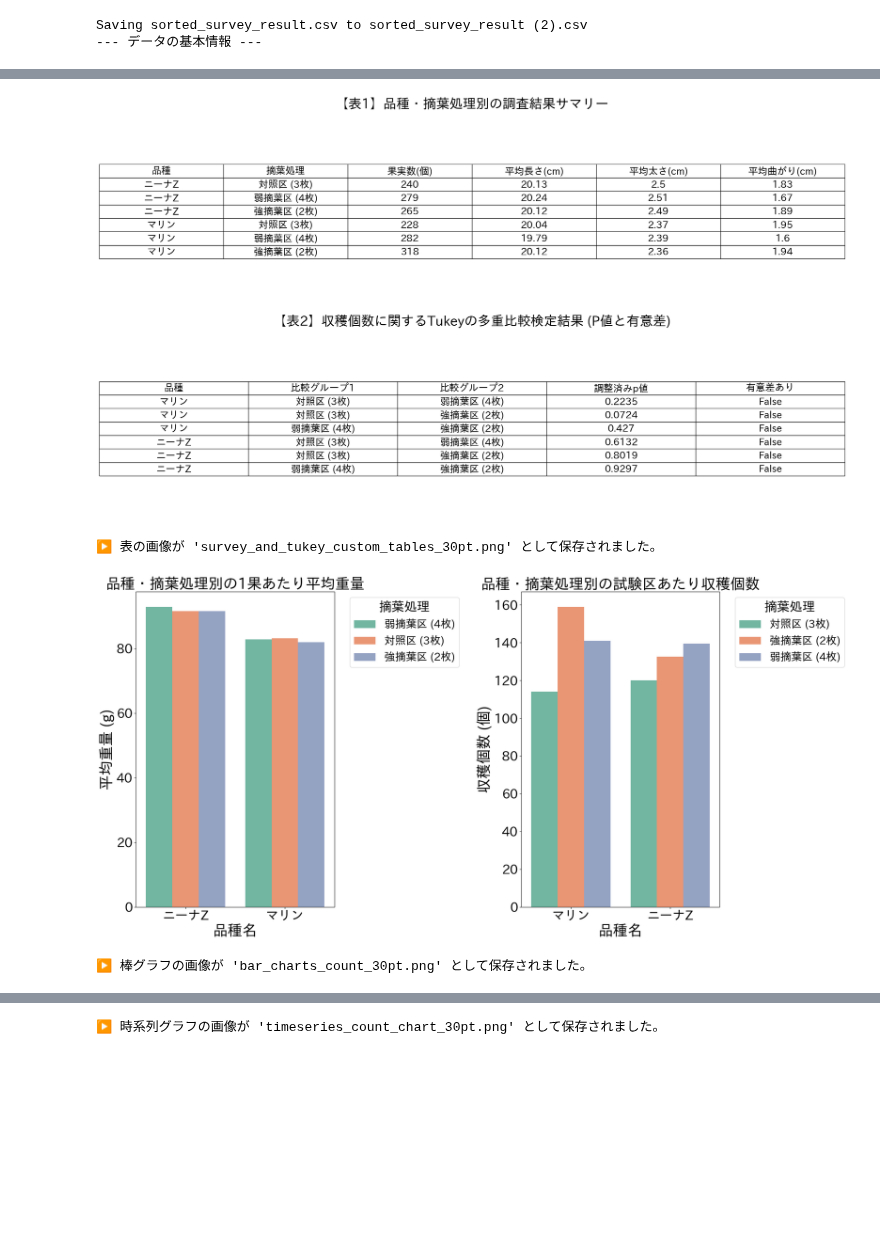
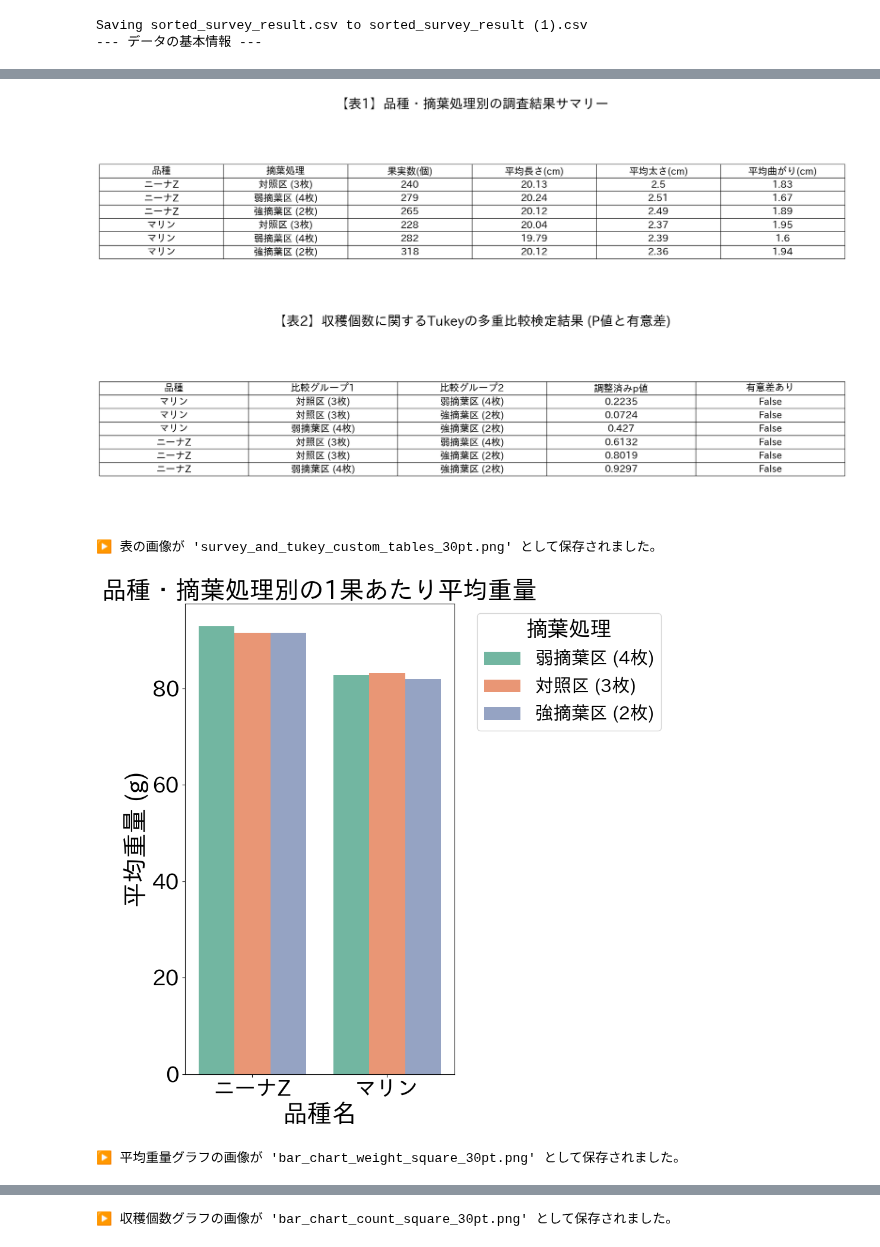
Before and after one commit to 1900690/cucumber-bbox-datasetmanager, a Jupyter notebook: cucumber_result.ipynb, the cells around one changed output, grey strips where cells are left out. Saved outputs shown, nothing was run; the diff lists cells and outputs as text; code cells hidden in the pictures; blank space fills up the shorter version.

```diff
--- a/cucumber_result.ipynb
+++ b/cucumber_result.ipynb
@@ -58,7 +58,7 @@ plt.rcParams.update({
     'figure.titlesize': 30
 })
 
-# 5. 【変更】品種・摘葉処理ごとのサマリー集計（果実数、長さ、太さ、曲がり）
+# 5. 品種・摘葉処理ごとのサマリー集計（果実数、長さ、太さ、曲がり）
 summary_df = df.groupby(['品種', '摘葉処理']).agg(
     果実数=('推定重量(g)', 'count'),
     平均長さ_cm=('長さ(cm)', 'mean'),
@@ -115,30 +115,32 @@ plt.show()
 print("▶ 表の画像が 'survey_and_tukey_custom_tables_30pt.png' として保存されました。")
 
 # ==========================================
-# 8. グラフの画像保存（平均重量 ＆ 試験区あたり収穫個数）
+# 8-1. 平均重量のグラフ（独立した正方形画像として保存）
 # ==========================================
-plt.figure(figsize=(22, 11))
-
-# 左側：1果あたりの平均重量
-plt.subplot(1, 2, 1)
+plt.figure(figsize=(10, 10))
 sns.barplot(data=df, x='品種', y='推定重量(g)', hue='摘葉処理', palette='Set2', errorbar=None)
 plt.title('品種・摘葉処理別の1果あたり平均重量')
 plt.ylabel('平均重量 (g)')
 plt.xlabel('品種名')
 plt.legend(title='摘葉処理', bbox_to_anchor=(1.05, 1), loc='upper left')
+plt.tight_layout()
+plt.savefig('bar_chart_weight_square_30pt.png', bbox_inches='tight', dpi=300)
+plt.show()
+print("▶ 平均重量グラフの画像が 'bar_chart_weight_square_30pt.png' として保存されました。")
 
-# 右側：試験区あたりの収穫個数
-plt.subplot(1, 2, 2)
+# ==========================================
+# 8-2. 収穫個数のグラフ（独立した正方形画像として保存）
+# ==========================================
+plt.figure(figsize=(10, 10))
 sns.barplot(data=plot_count, x='品種', y='収穫個数', hue='摘葉処理', palette='Set2', errorbar=None)
 plt.title('品種・摘葉処理別の試験区あたり収穫個数')
 plt.ylabel('収穫個数 (個)')
 plt.xlabel('品種名')
 plt.legend(title='摘葉処理', bbox_to_anchor=(1.05, 1), loc='upper left')
-
 plt.tight_layout()
-plt.savefig('bar_charts_count_30pt.png', bbox_inches='tight', dpi=300)
+plt.savefig('bar_chart_count_square_30pt.png', bbox_inches='tight', dpi=300)
 plt.show()
-print("▶ 棒グラフの画像が 'bar_charts_count_30pt.png' として保存されました。")
+print("▶ 収穫個数グラフの画像が 'bar_chart_count_square_30pt.png' として保存されました。")
 
 # ==========================================
 # 9. 時系列推移グラフの画像保存
@@ -148,40 +150,40 @@ if '調査日' in df.columns:
     time_series = df.groupby(['調査日', '品種', '摘葉処理'])['推定重量(g)'].count().reset_index()
     time_series.rename(columns={'推定重量(g)': '収穫個数'}, inplace=True)
 
-    plt.figure(figsize=(22, 12))
+    plt.figure(figsize=(20, 12))
     sns.lineplot(data=time_series, x='調査日', y='収穫個数', hue='摘葉処理', style='品種', marker='o', linewidth=3, markersize=10)
     plt.title('調査日別の収穫個数の推移')
     plt.ylabel('収穫個数合計 (個)')
     plt.xlabel('調査日')
     plt.xticks(rotation=45)
     plt.legend(title='品種・摘葉処理', bbox_to_anchor=(1.05, 1), loc='upper left')
     plt.tight_layout()
     plt.savefig('timeseries_count_chart_30pt.png', bbox_inches='tight', dpi=300)
     plt.show()
     print("▶ 時系列グラフの画像が 'timeseries_count_chart_30pt.png' として保存されました。")
 # %% [output]
 Requirement already satisfied: japanize-matplotlib in /usr/local/lib/python3.13/dist-packages (1.1.3)
 Requirement already satisfied: matplotlib in /usr/local/lib/python3.13/dist-packages (from japanize-matplotlib) (3.10.0)
 Requirement already satisfied: contourpy>=1.0.1 in /usr/local/lib/python3.13/dist-packages (from matplotlib->japanize-matplotlib) (1.4.0)
 Requirement already satisfied: cycler>=0.10 in /usr/local/lib/python3.13/dist-packages (from matplotlib->japanize-matplotlib) (0.12.1)
 Requirement already satisfied: fonttools>=4.22.0 in /usr/local/lib/python3.13/dist-packages (from matplotlib->japanize-matplotlib) (4.67.0)
 Requirement already satisfied: kiwisolver>=1.3.1 in /usr/local/lib/python3.13/dist-packages (from matplotlib->japanize-matplotlib) (1.5.1)
 Requirement already satisfied: numpy>=1.23 in /usr/local/lib/python3.13/dist-packages (from matplotlib->japanize-matplotlib) (2.1.3)
 Requirement already satisfied: packaging>=20.0 in /usr/local/lib/python3.13/dist-packages (from matplotlib->japanize-matplotlib) (26.3)
 Requirement already satisfied: pillow>=8 in /usr/local/lib/python3.13/dist-packages (from matplotlib->japanize-matplotlib) (11.3.0)
 Requirement already satisfied: pyparsing>=2.3.1 in /usr/local/lib/python3.13/dist-packages (from matplotlib->japanize-matplotlib) (3.3.3)
 Requirement already satisfied: python-dateutil>=2.7 in /usr/local/lib/python3.13/dist-packages (from matplotlib->japanize-matplotlib) (2.9.0.post0)
 Requirement already satisfied: six>=1.5 in /usr/local/lib/python3.13/dist-packages (from python-dateutil>=2.7->matplotlib->japanize-matplotlib) (1.17.0)
 [interactive output not drawn]
-Saving sorted_survey_result.csv to sorted_survey_result (2).csv
+Saving sorted_survey_result.csv to sorted_survey_result (1).csv
 --- データの基本情報 ---
 |  | 調査日 | 発芽日 | 収穫日 | 試験区 | 調査回数 | 番号 | 長さ(cm) | 太さ(cm) | 曲がり(cm) | 推定重量(g) | ランク | ... |
 | 0 | 2026-09-15 | NaN | 2026-09-15 | 8 | 1 | 1 | 20.5 | 2.8 | 0.5 | 111.0 | AM | ... |
 | 1 | 2026-09-15 | NaN | 2026-09-15 | 1 | 1 | 1 | 20.3 | 3.0 | 4.1 | 127.6 | 規格外 | ... |
 | 2 | 2026-09-15 | NaN | 2026-09-15 | 6 | 1 | 1 | 18.7 | 2.2 | 0.2 | 64.3 | AM | ... |
 | 3 | 2026-09-15 | NaN | 2026-09-15 | 6 | 1 | 2 | 18.7 | 2.4 | 2.9 | 75.6 | BM | ... |
 | 4 | 2026-09-15 | NaN | 2026-09-15 | 3 | 1 | 1 | 21.6 | 3.1 | 0.3 | 141.9 | 規格外 | ... |
 [figure]
 ▶ 表の画像が 'survey_and_tukey_custom_tables_30pt.png' として保存されました。
-[figure, old version]
+[figure, new version]
-▶ 棒グラフの画像が 'bar_charts_count_30pt.png' として保存されました。
+▶ 平均重量グラフの画像が 'bar_chart_weight_square_30pt.png' として保存されました。
@@ -189 +191 @@ Saving sorted_survey_result.csv to sorted_survey_result (2).csv
-▶ 時系列グラフの画像が 'timeseries_count_chart_30pt.png' として保存されました。
+▶ 収穫個数グラフの画像が 'bar_chart_count_square_30pt.png' として保存されました。
```
Also changed, not shown: parts of 3 cells of this notebook.
